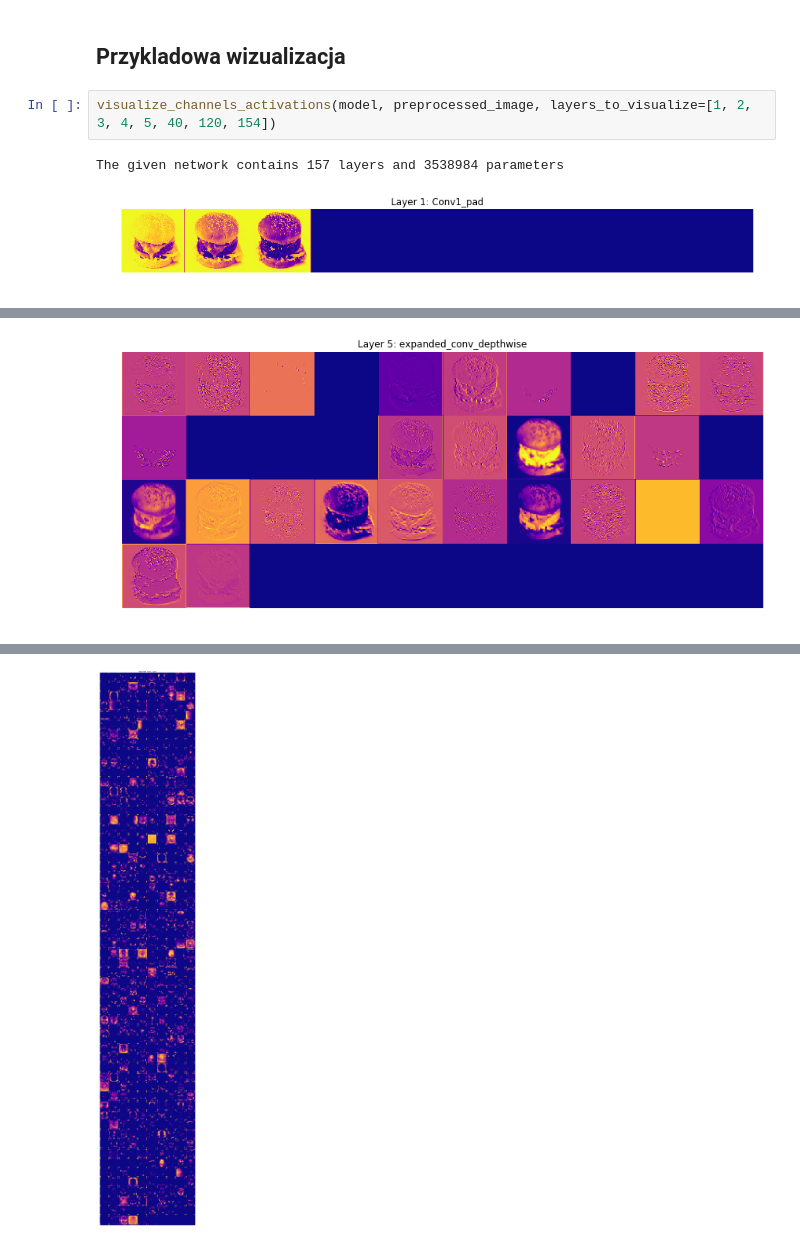
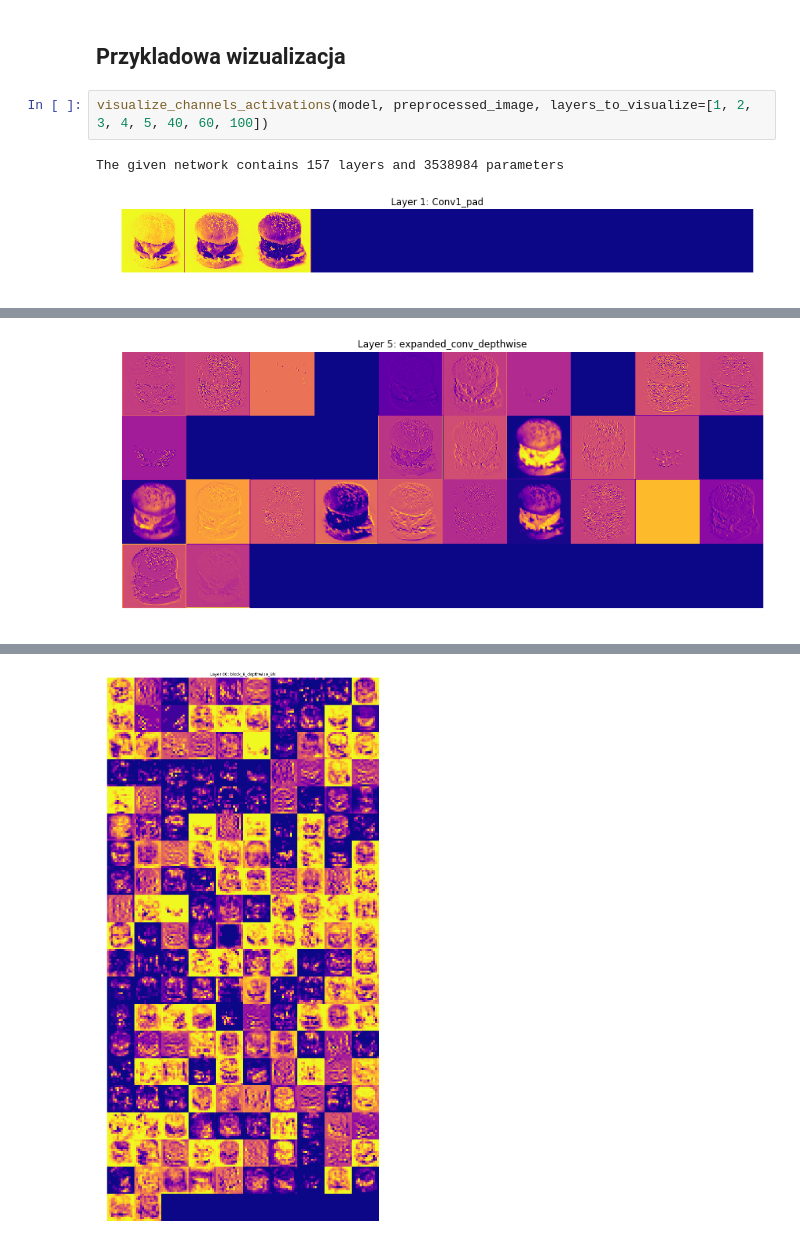
Before and after one commit to Klooskie/NN, a Jupyter notebook: Homework1.ipynb, the cells around one changed output, grey strips where cells are left out. Drawn from its saved outputs; the diff is of its cells as text.

```diff
--- a/Homework1.ipynb
+++ b/Homework1.ipynb
@@ -75,13 +75,13 @@ preprocessed_image = k_mobilenet_v2.preprocess_input(preprocessed_image)
 # %% [markdown]
 ## Przykladowa wizualizacja
 # %%
-visualize_channels_activations(model, preprocessed_image, layers_to_visualize=[1, 2, 3, 4, 5, 40, 120, 154])
+visualize_channels_activations(model, preprocessed_image, layers_to_visualize=[1, 2, 3, 4, 5, 40, 60, 100])
 # %% [output]
 The given network contains 157 layers and 3538984 parameters
 [figure]
 [figure]
 [figure]
 [figure]
 [figure]
 [figure]
-[figure, old version]
+[figure, new version]
```
Also changed, not shown: parts of 2 cells of this notebook, 10 other files.
